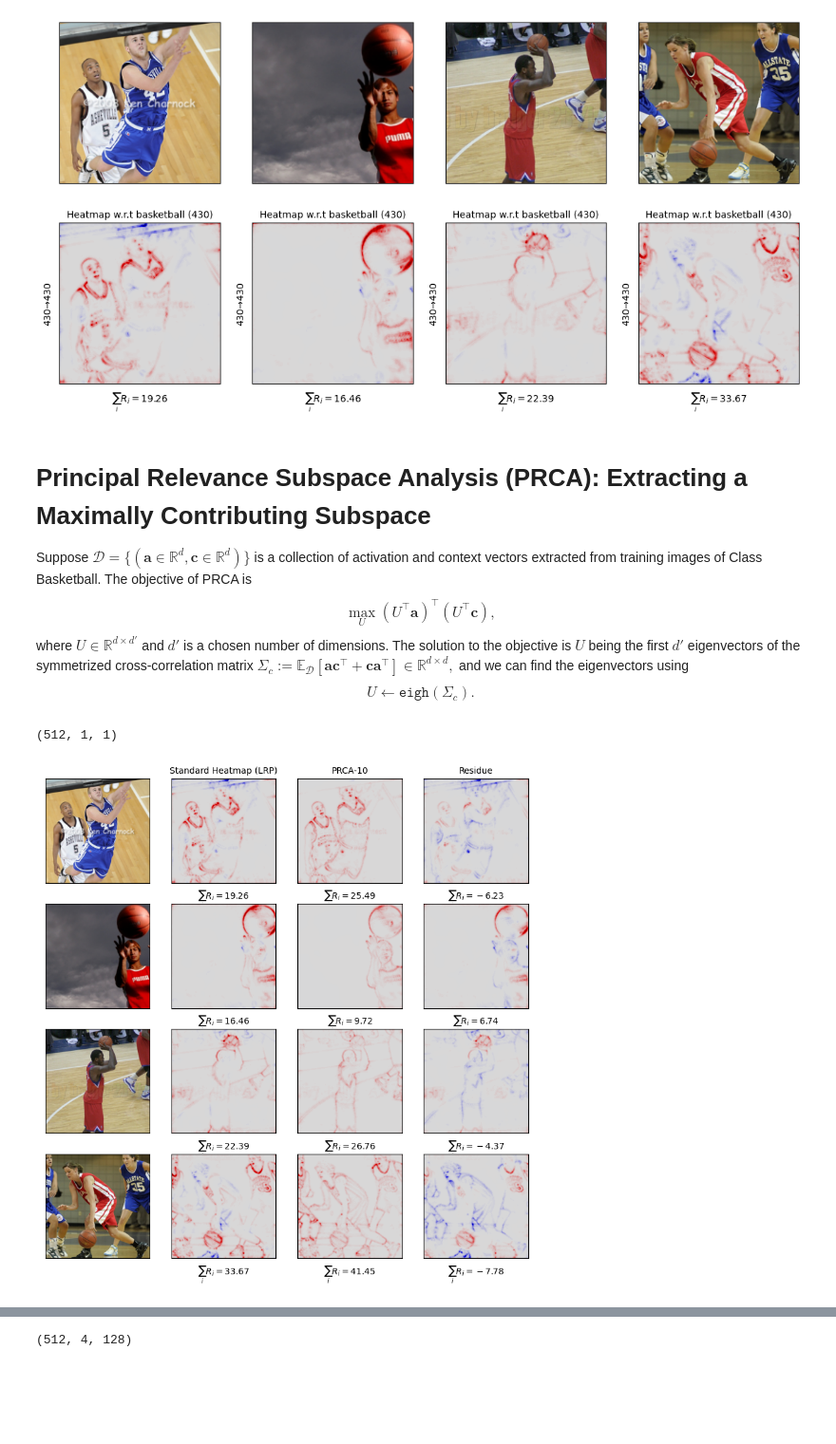
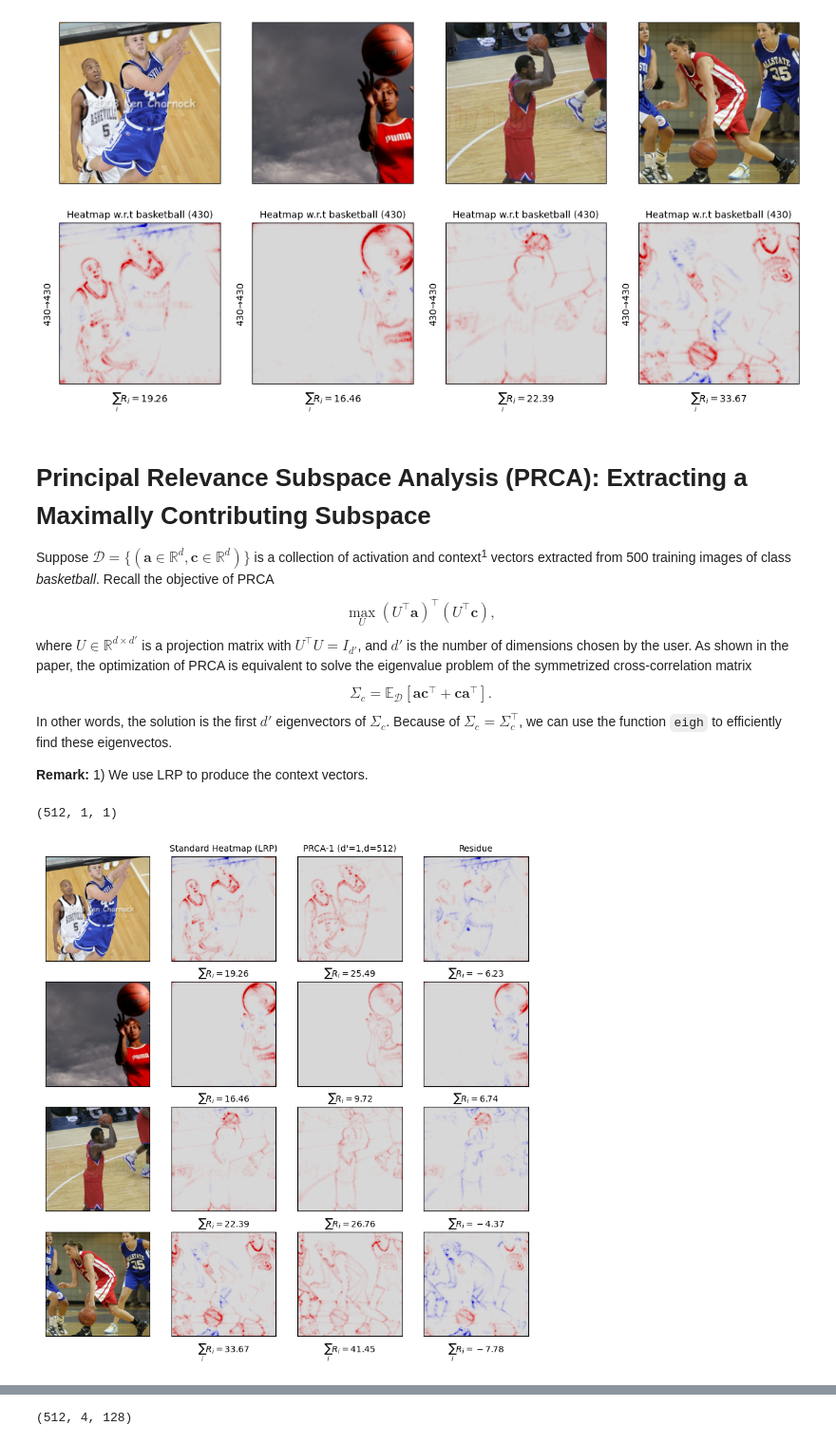
Before and after one commit to p16i/drsa-demo, a Jupyter notebook: notebooks/demo.ipynb, the cells around one changed output, grey strips where cells are left out. Shown at 95% size. Cells and saved outputs as stored; diff of their text form; code cells hidden in the pictures; blank space fills up the shorter version.

```diff
--- a/notebooks/demo.ipynb
+++ b/notebooks/demo.ipynb
@@ -109,20 +112,20 @@ ano()
 # %% [markdown]
 # Principal Relevance Subspace Analysis (PRCA): Extracting a Maximally Contributing Subspace
 
-Suppose $\mathcal D = \{(\boldsymbol a \in \mathbb{R}^d,\boldsymbol c \in \mathbb{R}^d)\}$ is a collection of activation and context vectors extracted from training images of Class Basketball. The objective of PRCA is
+Suppose $\mathcal D = \{(\boldsymbol a \in \mathbb{R}^d,\boldsymbol c \in \mathbb{R}^d)\}$ is a collection of activation and context<sup>1</sup> vectors extracted from 500 training images of class *basketball*. Recall the objective of PRCA
 $$
 \max_U (U^\top \boldsymbol a)^\top (U^\top \boldsymbol c),
 $$
-where $U \in \mathbb{R}^{d \times d'}$ and $d'$ is a chosen number of dimensions. The solution to the objective is $U$ being the first $d'$ eigenvectors of the symmetrized cross-correlation matrix
-$
-   \Sigma_c := \mathbb{E}_{\mathcal D}[ \boldsymbol a \boldsymbol c^\top + \boldsymbol c \boldsymbol a^\top] \in \mathbb{R}^{d \times d},
-$
-and we can find the eigenvectors using
+where $U \in \mathbb{R}^{d \times d'}$ is a projection matrix with $U^\top U = I_{d'}$, and $d'$ is the number of dimensions chosen by the user. As shown in the paper, the optimization of PRCA  is equivalent to solve the eigenvalue problem of the symmetrized cross-correlation matrix
 $$
-    U  \leftarrow \texttt{eigh}(\Sigma_c).
+   \Sigma_c = \mathbb{E}_{\mathcal D}[ \boldsymbol a \boldsymbol c^\top + \boldsymbol c \boldsymbol a^\top].
 $$
+In other words, the solution is the first $d'$ eigenvectors of $\Sigma_c$. Because of $\Sigma_c =\Sigma_c^\top$, we can use the function `eigh` to efficiently find these eigenvectos.
+
+**Remark:** 1) We use LRP to produce the context vectors.
 # %%
-def compute_prca(ss=1):
+def extract_prca_projection_matrix(d_prime):
+    # load activation and context vectors
     mat_act = np.load(
         DATA_DIR / "raw" / NSID / "training-samples" / ARCH_LAYER_SLUG / "act.npy"
     )
@@ -130,42 +133,50 @@ def compute_prca(ss=1):
         DATA_DIR / "raw" / NSID / "training-samples" / ARCH_LAYER_SLUG / "lrp" / "ctx.npy"
     )
 
-    # compute cross-correlation matrix
+
+    # compute the symmetrized cross-correlation matrix
     mat_cross_cov = (mat_act.T @ mat_ctx + mat_ctx.T @ mat_act) / mat_act.shape[0]
 
+    # verify that the matrix is symmetric
     np.testing.assert_allclose(
         mat_cross_cov,
         mat_cross_cov.T
     )
 
+    # compute the eigen decomposition of the matrix
     _, eigvecs =  np.linalg.eigh(mat_cross_cov)
 
     # in Numpy, the order of eigenvalues is in ascending.
     # Therefore, we have to reverse the order.
     eigvecs = eigvecs[:, ::-1].copy()
-    eigvecs = eigvecs[:, :ss]
 
-    eigvecs = eigvecs[:, None, :]
+    # take the first d' eigenvectors
+    eigvecs = eigvecs[:, :d_prime]
 
     return eigvecs
 # %%
-# Our implementation expect the shape of U to be (layer dimension, number of subspaces, subspace size)
-U_prca = compute_prca()
+# shape: [d, d']
+U_prca = extract_prca_projection_matrix(d_prime=1)
+
+# Because the underlying implementation expect the shape of U to be [layer dimension (d), number of subspaces, subspace size (d')].
+# We therefore add a dummy dimension in the 2nd dimension.
+U_prca = U_prca[:, None, :]
 U_prca.shape
 # %% [output]
 (512, 1, 1)
 # %%
-def ano():
+def visualize_prca_disentangled_explanations():
 
-    # The inspector handles the projections of activation and context vectors
-    # on a given projection matrix.
-    # In this case, the projection matrix is learned from PRCA
+    # The inspector is an object that handles the projections of activation and context vectors
+    # onto a given collection of projection matrices (U).
+    # In this case, the projection matrix is based on PRCA (U_prca)
     insp = inspector.GroupBasisInspector(
         layer=LAYER,
         weights=U_prca,
         verbose=False
     )
 
+    d, d_prime = U_prca.shape[0], U_prca.shape[-1]
 
 
     ncols = 4
@@ -182,37 +193,37 @@ def ano():
             inspector=insp,
             # We set this to `1` because we have on only one subspace.
             top_k=1
         )
 
         hm = hm.sum(axis=0)
 
         plt.subplot(nrows, ncols, ncols*ix + 1)
         putils.viz.imshow(rc_transform(img))
 
 
         plt.subplot(nrows, ncols, ncols*ix + 2)
         putils.viz.heatmap(
             hm,
             title="Standard Heatmap (LRP)" if ix == 0 else ""
         )
 
 
         plt.subplot(nrows, ncols, ncols*ix + 3)
         putils.viz.heatmap(
             info_prca.input_top_k_source_heatmaps[0].sum(axis=0),
-            title="PRCA-10" if ix == 0 else "",
+            title=f"PRCA-{d_prime} (d'={d_prime},d={d})" if ix == 0 else "",
             reference_heatmap=hm
         )
 
         plt.subplot(nrows, ncols, ncols*ix + 4)
         putils.viz.heatmap(
             info_prca.input_subspace_residue_heatmap.sum(axis=0),
-            title="Residue" if ix == 0 else "",
+            title=f"Residue" if ix == 0 else "",
             reference_heatmap=hm
         )
-ano()
+visualize_prca_disentangled_explanations()
 # %% [output]
-[figure, old version]
+[figure, new version]
 # %% [markdown]
 # Disentangled Relevant Subspace Analysis (DRSA): Extracting Subspaces for Disentangled Explanations
 
```
Also changed, not shown: parts of 11 cells of this notebook, 2 other files.
